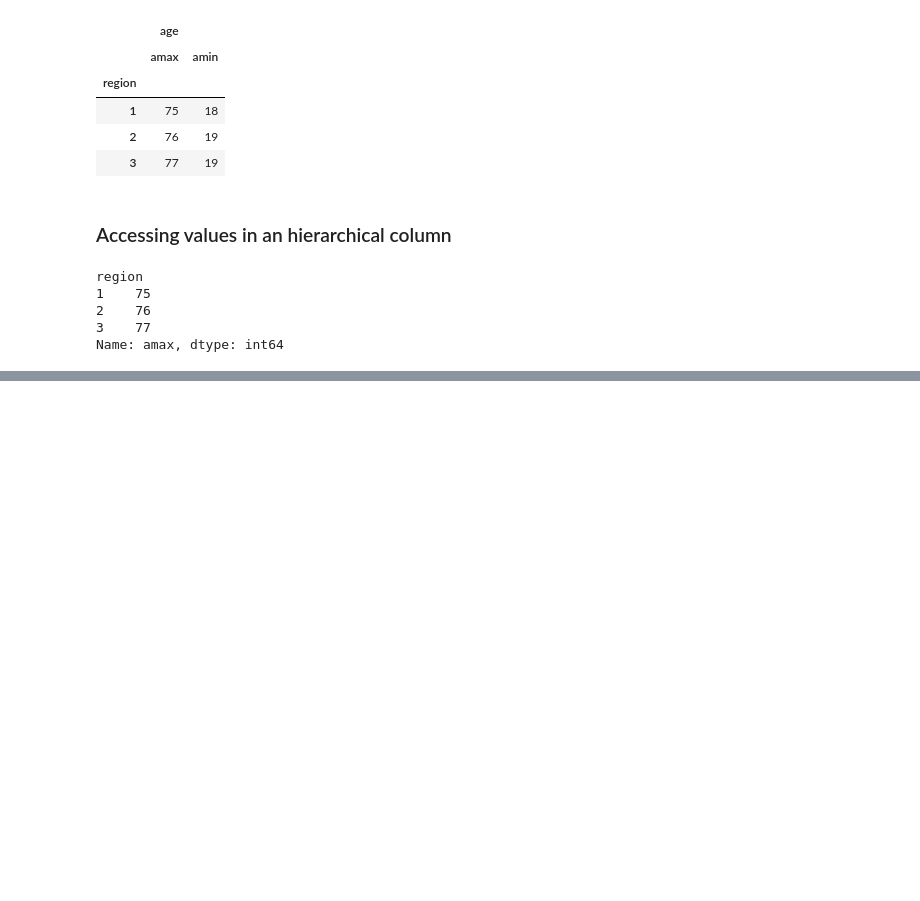
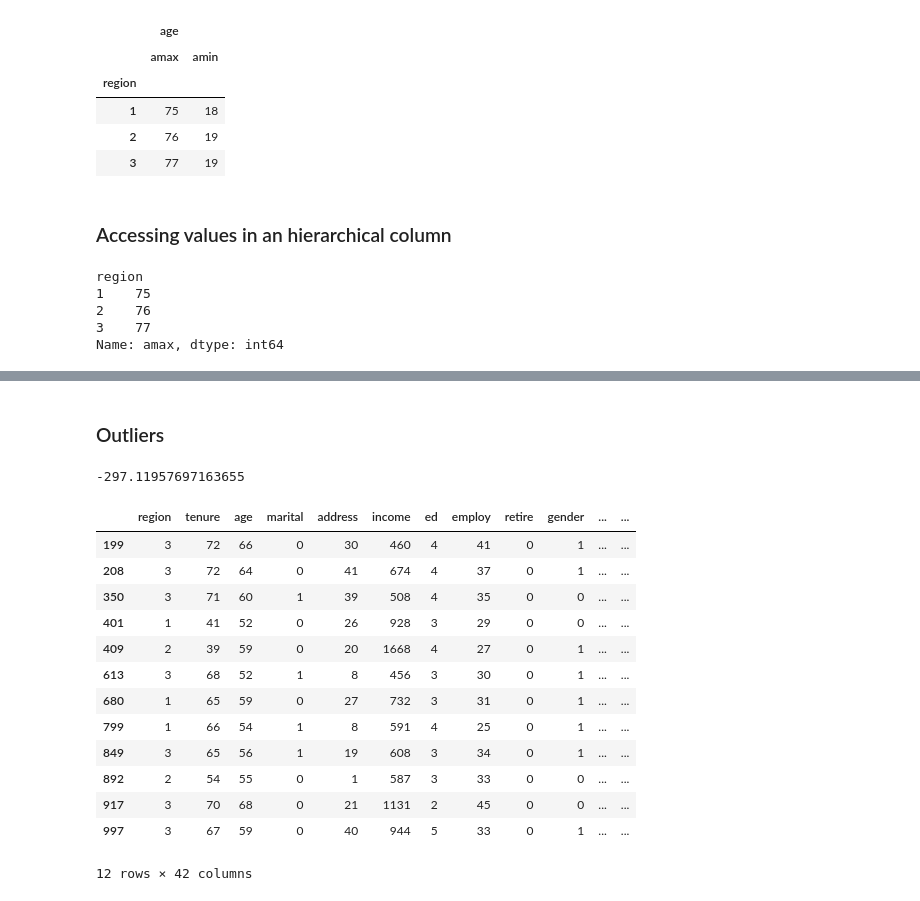
Before and after one commit to ErfanEbrahimiBazaz/python_basics_teachings, a Jupyter notebook: pandas_dataframe_manupulation.ipynb, the cells around one changed output, grey strips where cells are left out. Drawn from its saved outputs; the diff is of its cells as text; code cells hidden in the pictures; blank space fills up the shorter version.

```diff
--- a/pandas_dataframe_manupulation.ipynb
+++ b/pandas_dataframe_manupulation.ipynb
@@ -256,0 +309,2 @@ Name: amax, dtype: int64
+# %% [markdown]
+### Outliers
@@ -256,0 +317,21 @@ Name: amax, dtype: int64
+# %%
+L
+# %% [output]
+-297.11957697163655
+# %%
+mask
+# %% [output]
+|  | region | tenure | age | marital | address | income | ed | employ | retire | gender | ... | ... |
+| 199 | 3 | 72 | 66 | 0 | 30 | 460 | 4 | 41 | 0 | 1 | ... | ... |
+| 208 | 3 | 72 | 64 | 0 | 41 | 674 | 4 | 37 | 0 | 1 | ... | ... |
+| 350 | 3 | 71 | 60 | 1 | 39 | 508 | 4 | 35 | 0 | 0 | ... | ... |
+| 401 | 1 | 41 | 52 | 0 | 26 | 928 | 3 | 29 | 0 | 0 | ... | ... |
+| 409 | 2 | 39 | 59 | 0 | 20 | 1668 | 4 | 27 | 0 | 1 | ... | ... |
+| 613 | 3 | 68 | 52 | 1 | 8 | 456 | 3 | 30 | 0 | 1 | ... | ... |
+| 680 | 1 | 65 | 59 | 0 | 27 | 732 | 3 | 31 | 0 | 1 | ... | ... |
+| 799 | 1 | 66 | 54 | 1 | 8 | 591 | 4 | 25 | 0 | 1 | ... | ... |
+| 849 | 3 | 65 | 56 | 1 | 19 | 608 | 3 | 34 | 0 | 1 | ... | ... |
+| 892 | 2 | 54 | 55 | 0 | 1 | 587 | 3 | 33 | 0 | 0 | ... | ... |
+| 917 | 3 | 70 | 68 | 0 | 21 | 1131 | 2 | 45 | 0 | 0 | ... | ... |
+| 997 | 3 | 67 | 59 | 0 | 40 | 944 | 5 | 33 | 0 | 1 | ... | ... |
+12 rows × 42 columns
```
Also changed, not shown: parts of 15 cells of this notebook.
